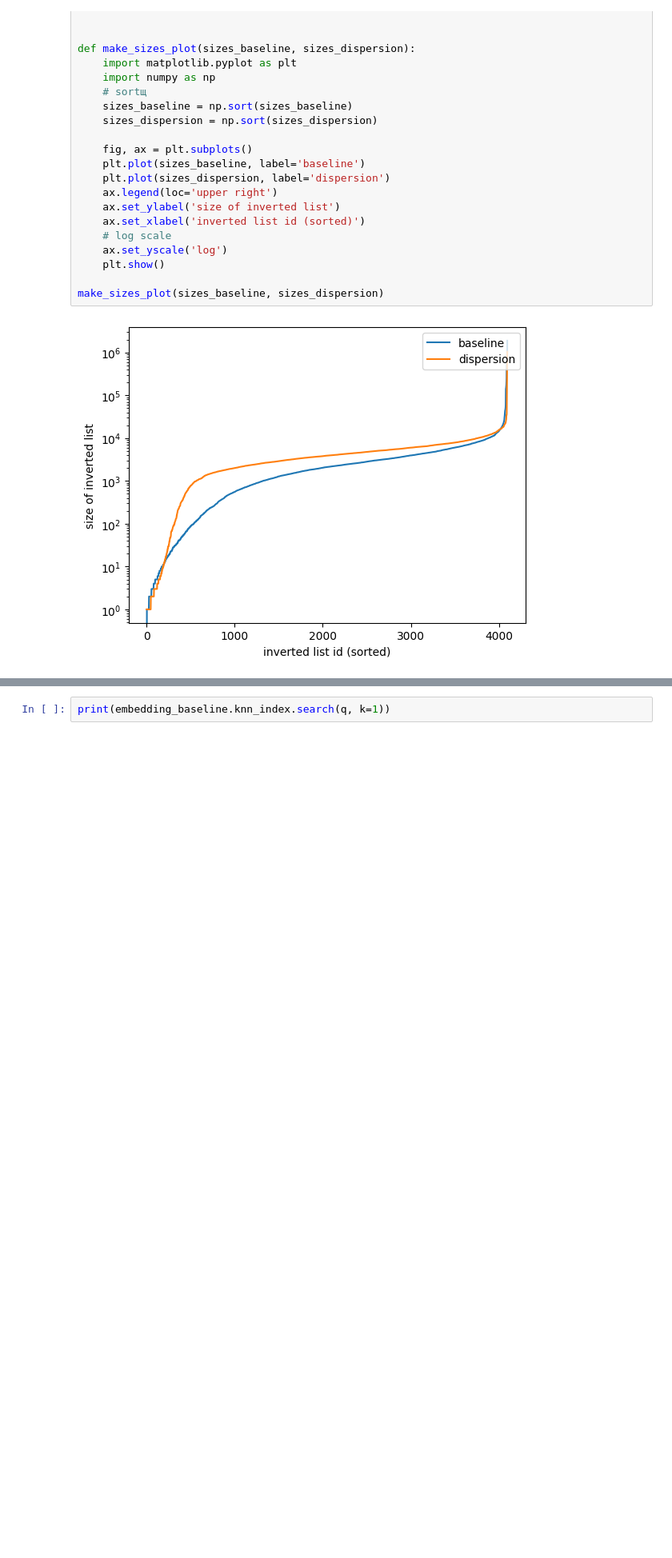
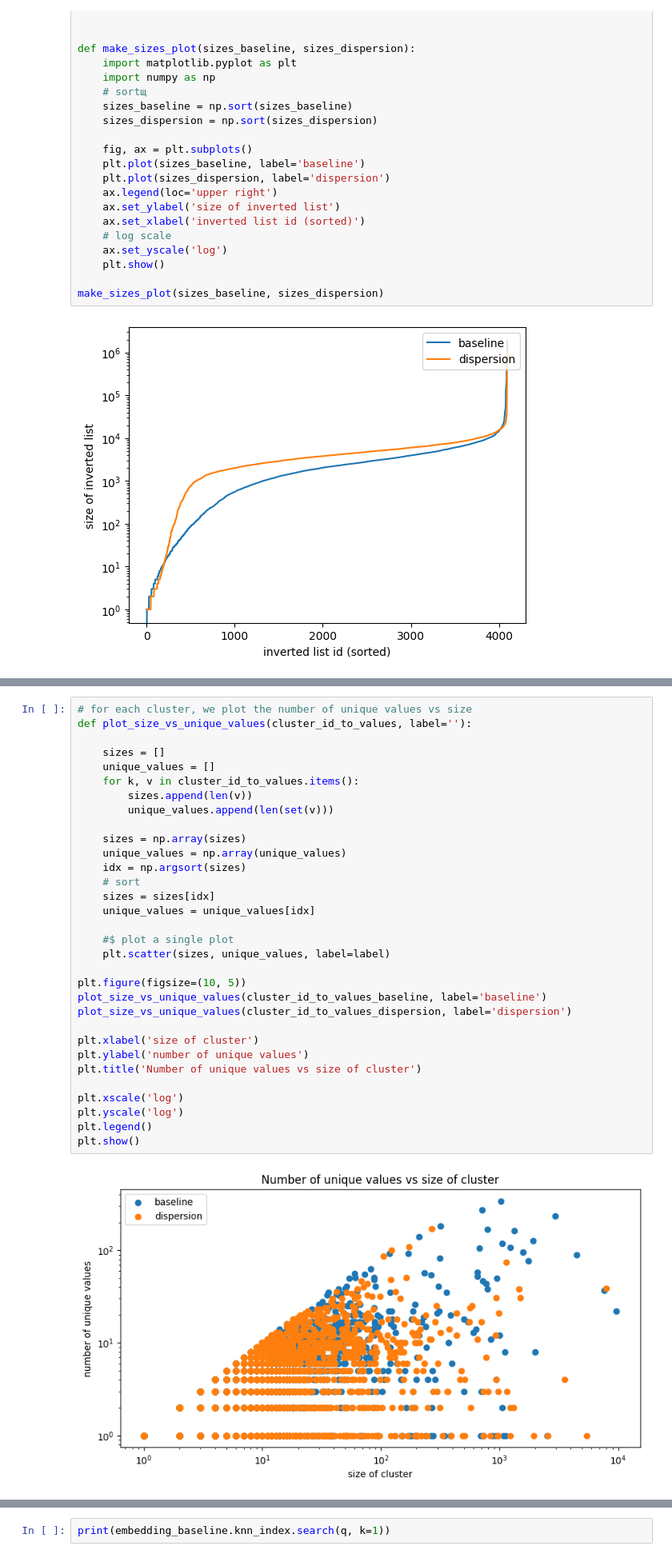
Before and after one commit to afeena/cdgm_textgen, a Jupyter notebook: sergey/statictics_kmeans.ipynb, the cells around one changed output, grey strips where cells are left out. Shown at 80% size. Drawn from its saved outputs; the diff is of its cells as text; blank space fills up the shorter version.

```diff
--- a/sergey/statictics_kmeans.ipynb
+++ b/sergey/statictics_kmeans.ipynb
@@ -114,0 +192,34 @@ kek
+# %%
+# for each cluster, we plot the number of unique values vs size
+def plot_size_vs_unique_values(cluster_id_to_values, label=''):
+
+    sizes = []
+    unique_values = []
+    for k, v in cluster_id_to_values.items():
+        sizes.append(len(v))
+        unique_values.append(len(set(v)))
+
+    sizes = np.array(sizes)
+    unique_values = np.array(unique_values)
+    idx = np.argsort(sizes)
+    # sort
+    sizes = sizes[idx]
+    unique_values = unique_values[idx]
+
+    #$ plot a single plot
+    plt.scatter(sizes, unique_values, label=label)
+
+plt.figure(figsize=(10, 5))
+plot_size_vs_unique_values(cluster_id_to_values_baseline, label='baseline')
+plot_size_vs_unique_values(cluster_id_to_values_dispersion, label='dispersion')
+
+plt.xlabel('size of cluster')
+plt.ylabel('number of unique values')
+plt.title('Number of unique values vs size of cluster')
+
+plt.xscale('log')
+plt.yscale('log')
+plt.legend()
+plt.show()
+# %% [output]
+[figure, added]
```
Also changed, not shown: parts of 14 cells of this notebook, 6 other files.
